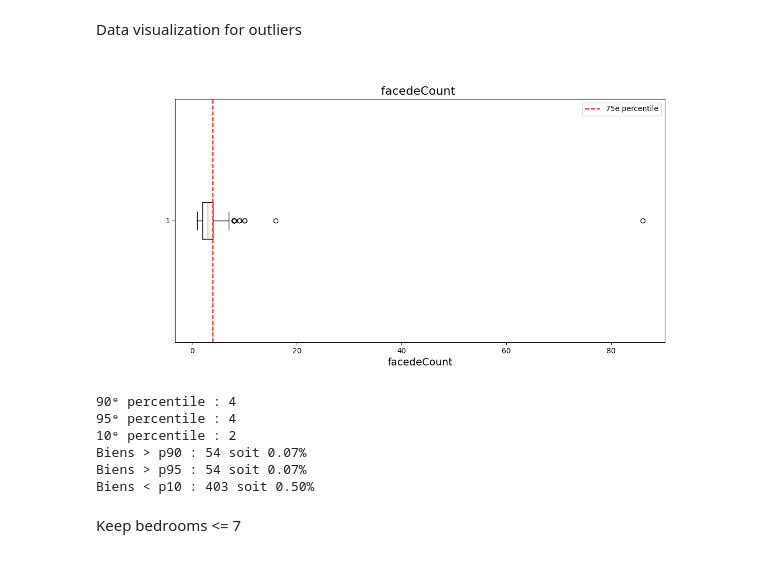
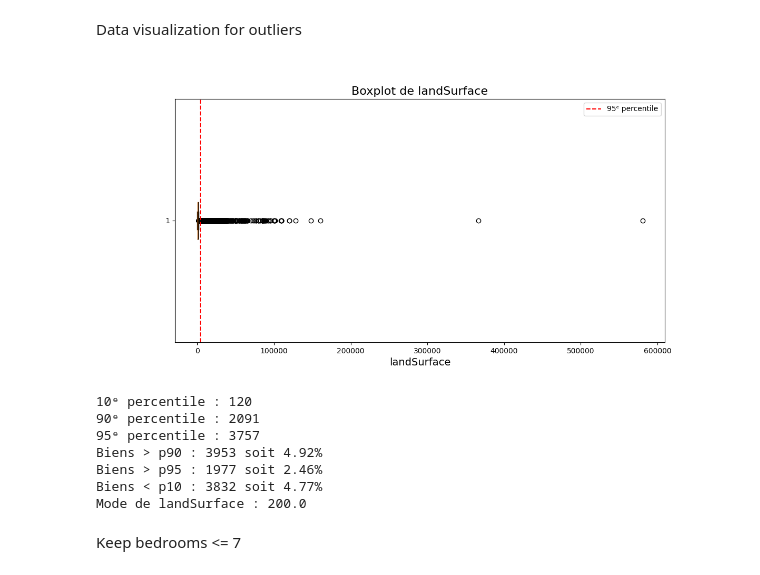
Before and after one commit to becodeorg/immo-eliza-machine-learning-Linwe-e, a Jupyter notebook: preprocess_code_better.ipynb, the cells around one changed output. Saved outputs shown, nothing was run; the diff lists cells and outputs as text; code cells hidden in the pictures.

```diff
--- a/preprocess_code_better.ipynb
+++ b/preprocess_code_better.ipynb
@@ -67,48 +67,46 @@ df = df.drop(columns=['subtype'])
 Data visualization for outliers
 # %%
 #Datavisualization for outliers
-# plt.figure(figsize=(12,6))
-# sns.boxplot(x=df['facedeCount'], color='skyblue')
-# plt.title('facedeCount ', fontsize=16)
-# plt.xlabel('facedeCount', fontsize=14)
-# plt.show()
 
-data = df["facedeCount"].dropna()
-p95 = np.percentile(data, 95)
+# Sans NaN
+data = df["landSurface"].dropna()
 
-plt.figure(figsize=(12,6))
-plt.boxplot(data,  vert=False, showfliers=True)
-plt.axvline(p95, color="red", linestyle="--", label="75e percentile")
-plt.title('facedeCount ', fontsize=16)
-plt.xlabel('facedeCount', fontsize=14)
-plt.legend()
+
+p10, p90, p95 = data.quantile([0.10, 0.90, 0.95]).values
+
+# 3) Boxplot horizontal avec ligne pour le 95ᵉ percentile
+fig, ax = plt.subplots(figsize=(12, 6))
+ax.boxplot(data, vert=False, showfliers=True)
+ax.axvline(p95, color="red", linestyle="--", label="95ᵉ percentile")
+ax.set_title("Boxplot de landSurface", fontsize=16)
+ax.set_xlabel("landSurface", fontsize=14)
+ax.legend()
 plt.show()
 
-# p90 and p95
-percentiles = df['facedeCount'].quantile([0.10, 0.90, 0.95])
-p90 = percentiles.loc[0.90]
-p95 = percentiles.loc[0.95]
-p10 = percentiles.loc[0.10]
 
+# 4) Affichage des percentiles et des effectifs
+print(f"10ᵉ percentile : {p10:.0f}")
+print(f"90ᵉ percentile : {p90:.0f}")
+print(f"95ᵉ percentile : {p95:.0f}")
 
-print(f"90ᵉ percentile : {p90:.0f} ")
-print(f"95ᵉ percentile : {p95:.0f} ")
-print(f"10ᵉ percentile : {p10:.0f} ")
-
-n_above_p90 = (df['facedeCount'] > p90).sum()
-n_above_p95 = (df['facedeCount'] > p95).sum()
-n_below_p10 = (df['facedeCount'] < p10).sum()
 total = len(df)
+n_above_p90 = (df['landSurface'] > p90).sum()
+n_above_p95 = (df['landSurface'] > p95).sum()
+n_below_p10 = (df['landSurface'] < p10).sum()
 
 print(f"Biens > p90 : {n_above_p90} soit {n_above_p90/total:.2%}")
 print(f"Biens > p95 : {n_above_p95} soit {n_above_p95/total:.2%}")
 print(f"Biens < p10 : {n_below_p10} soit {n_below_p10/total:.2%}")
-print(df['facedeCount'].mode)
+
+# 5) Calcul et affichage du mode (première valeur si plusieurs)
+mode_floor = df['landSurface'].mode().iloc[0]
+print(f"Mode de landSurface : {mode_floor}")
 # %% [output]
-[figure, old version]
+[figure, new version]
-90ᵉ percentile : 4
-95ᵉ percentile : 4
-10ᵉ percentile : 2
-Biens > p90 : 54 soit 0.07%
-Biens > p95 : 54 soit 0.07%
-Biens < p10 : 403 soit 0.50%
+10ᵉ percentile : 120
+90ᵉ percentile : 2091
+95ᵉ percentile : 3757
+Biens > p90 : 3953 soit 4.92%
+Biens > p95 : 1977 soit 2.46%
+Biens < p10 : 3832 soit 4.77%
+Mode de landSurface : 200.0
```
Also changed, not shown: parts of 4 cells of this notebook.
